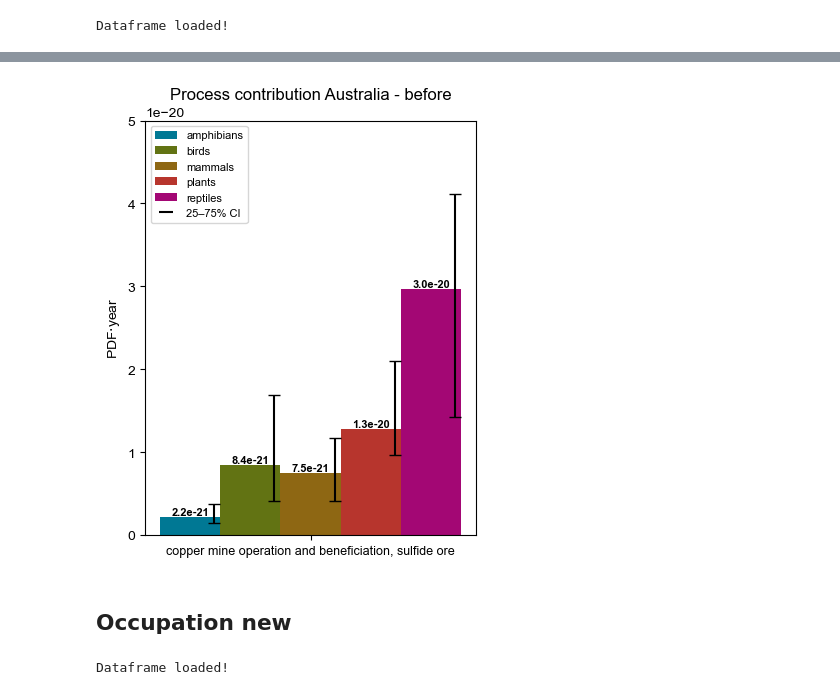
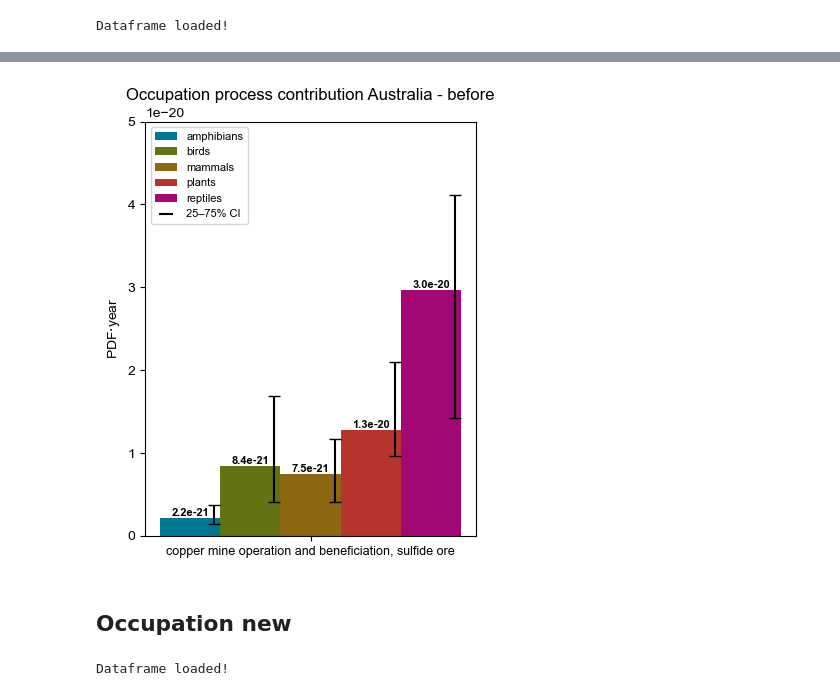
Before and after one commit to Laboratory-for-Energy-Systems-Analysis/edges, a Jupyter notebook: examples/test_severin/Plots.ipynb, the cells around one changed output, grey strips where cells are left out. Saved outputs shown, nothing was run; the diff lists cells and outputs as text; code cells hidden in the pictures.

Commit message:
Cleaned notebook and final plots for presentation

```diff
--- a/examples/test_severin/Plots.ipynb
+++ b/examples/test_severin/Plots.ipynb
@@ -364,11 +148,9 @@ plt.savefig("plots/occupation_CFs_by_process_old.png", dpi=150)
 # %%
-import matplotlib.pyplot as plt
-from matplotlib.lines import Line2D
-import numpy as np
-import pandas as pd
-import textwrap
+#========================================================
+# Code for the plot: occupation_CFs_by_process_AU_copper_old
+#========================================================
 
-# --- User Configuration ---
+# ETH color configuration
 custom_colors = ["#007894", "#627313", "#8e6713", "#b7352d", "#a30774"]
 
 # --- Style Settings ---
@@ -481,36 +263,37 @@ for i, meth in enumerate(methods_c):
 
         # Place text at bar height
         y_pos = bar.get_height()
 
         ax_c.text(
             bar.get_x() + bar.get_width() / 2,  # Center X
             y_pos,                              # Top Y
             f"{val:.1e}",                       # Scientific notation
             ha='center', va='bottom',           # Bottom align so it sits ON the bar
             fontsize=8, color='black', fontweight='bold'
         )
 
 # --- Formatting ---
 wrapped_labels = [textwrap.fill(lbl, 60) for lbl in top_labels]
 
 ax_c.set_xticks(x_c)
 ax_c.set_xticklabels(wrapped_labels, rotation=0, ha="center", size=9)
-ax_c.set_title("Process contribution Australia - before")
+ax_c.set_title("Occupation process contribution Australia - before")
 ax_c.set_ylabel("PDF$\cdot$year")
 ax_c.set_ylim(0, 5e-20)
 
 # Legend
 handles_c, labels_c = ax_c.get_legend_handles_labels()
 handles_c.append(errorbar_legend)
 labels_c.append('25–75% CI')
 ax_c.legend(handles=handles_c, labels=labels_c, loc='upper left', fontsize=8)
 
 plt.tight_layout()
 plt.savefig("plots/occupation_CFs_by_process_AU_copper_old.png", dpi=150)
 plt.show()
 # %% [output]
-[figure, old version]
+[figure, new version]
 # %% [markdown]
+<a id="occupation_new"></a>
 ## Occupation new
 # %%
 main_df_oc_new = pd.read_pickle("lca_occupation_results_new.pkl")
```
Also changed, not shown: parts of 22 cells of this notebook, 15 other files.
